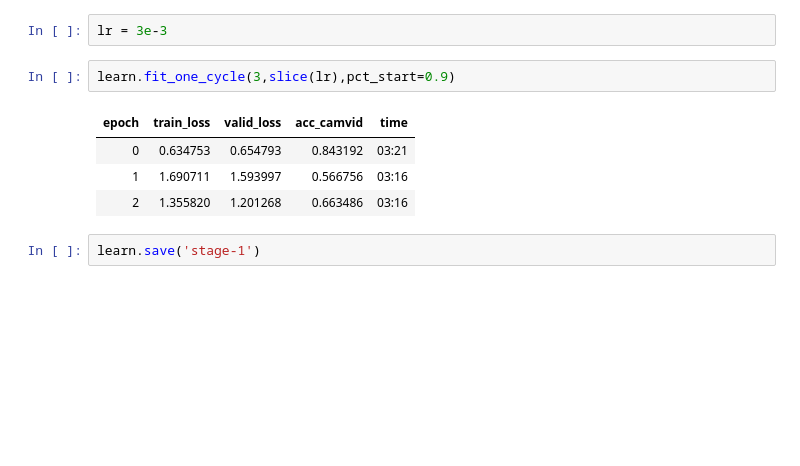
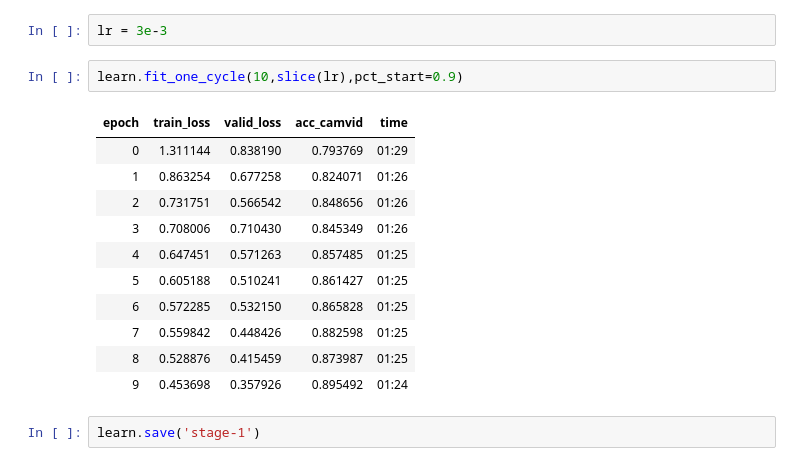
Before and after one commit to HimanshuP8983/Deep-Learning, a Jupyter notebook: CamVid.ipynb, the cells around one changed output. Cells and saved outputs as stored; diff of their text form; blank space fills up the shorter version.

```diff
--- a/CamVid.ipynb
+++ b/CamVid.ipynb
@@ -120,12 +120,19 @@ LR Finder is complete, type {learner_name}.recorder.plot() to see the graph.
 # %%
 lr = 3e-3
 # %%
-learn.fit_one_cycle(3,slice(lr),pct_start=0.9)
+learn.fit_one_cycle(10,slice(lr),pct_start=0.9)
 # %% [output]
 | epoch | train_loss | valid_loss | acc_camvid | time |
-| 0 | 0.634753 | 0.654793 | 0.843192 | 03:21 |
-| 1 | 1.690711 | 1.593997 | 0.566756 | 03:16 |
-| 2 | 1.355820 | 1.201268 | 0.663486 | 03:16 |
+| 0 | 1.311144 | 0.838190 | 0.793769 | 01:29 |
+| 1 | 0.863254 | 0.677258 | 0.824071 | 01:26 |
+| 2 | 0.731751 | 0.566542 | 0.848656 | 01:26 |
+| 3 | 0.708006 | 0.710430 | 0.845349 | 01:26 |
+| 4 | 0.647451 | 0.571263 | 0.857485 | 01:25 |
+| 5 | 0.605188 | 0.510241 | 0.861427 | 01:25 |
+| 6 | 0.572285 | 0.532150 | 0.865828 | 01:25 |
+| 7 | 0.559842 | 0.448426 | 0.882598 | 01:25 |
+| 8 | 0.528876 | 0.415459 | 0.873987 | 01:25 |
+| 9 | 0.453698 | 0.357926 | 0.895492 | 01:24 |
 # %%
 learn.save('stage-1')
 # %%
```
Also changed, not shown: parts of 31 cells of this notebook.
